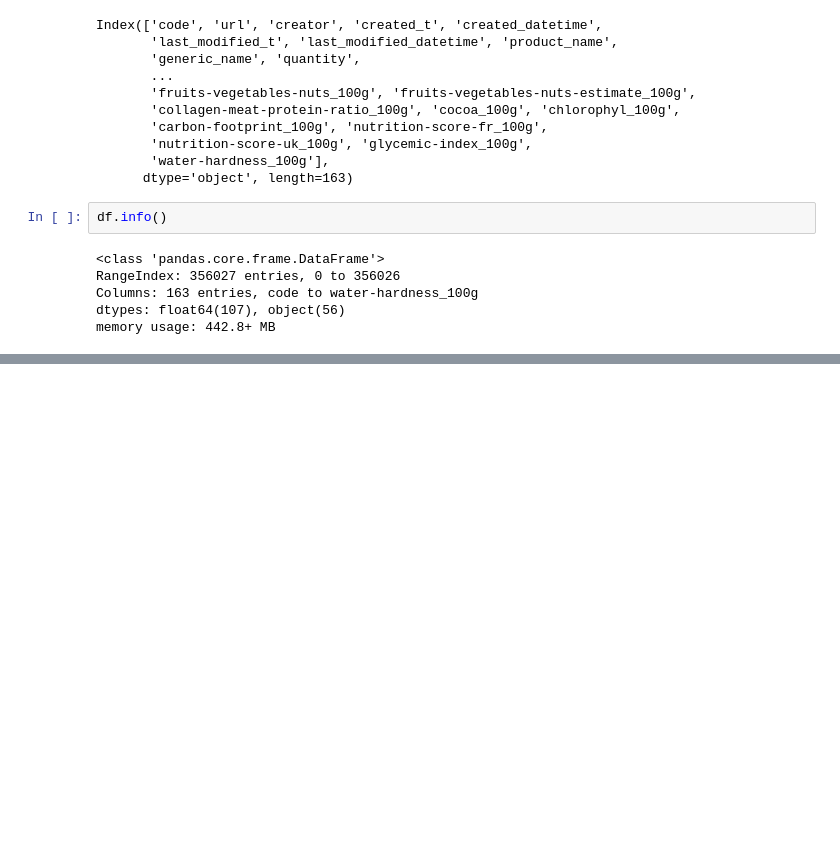
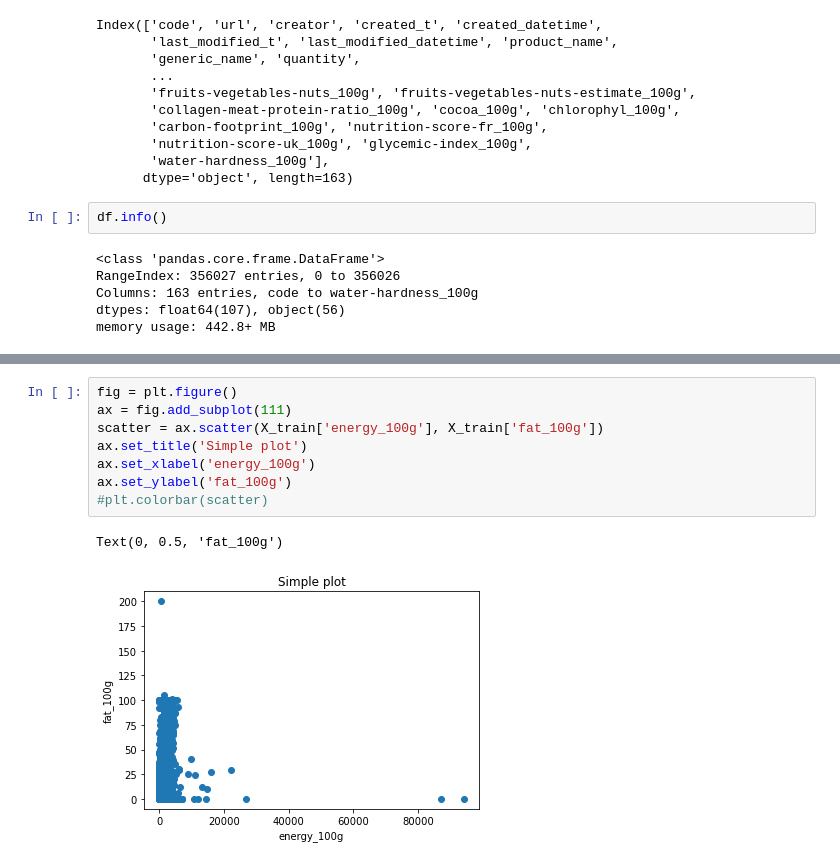
Before and after one commit to bastrob/TP_OPENFOODFACT_YNOV, a Jupyter notebook: Untitled.ipynb, the cells around one changed output, grey strips where cells are left out. Drawn from its saved outputs; the diff is of its cells as text; blank space fills up the shorter version.

```diff
--- a/Untitled.ipynb
+++ b/Untitled.ipynb
@@ -50,0 +326,11 @@ print(len(X_train), " ", len(X_test))
+# %%
+fig = plt.figure()
+ax = fig.add_subplot(111)
+scatter = ax.scatter(X_train['energy_100g'], X_train['fat_100g'])
+ax.set_title('Simple plot')
+ax.set_xlabel('energy_100g')
+ax.set_ylabel('fat_100g')
+#plt.colorbar(scatter)
+# %% [output]
+Text(0, 0.5, 'fat_100g')
+[figure, added]
```
Also changed, not shown: parts of 42 cells of this notebook.
